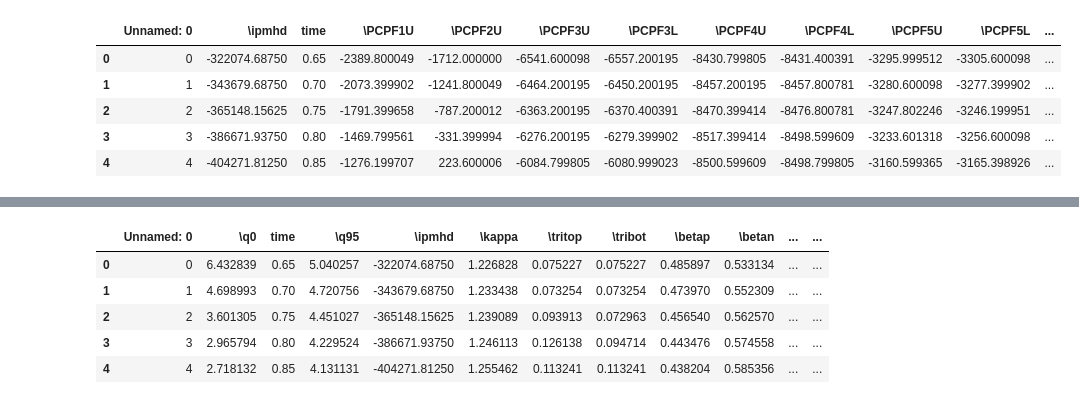
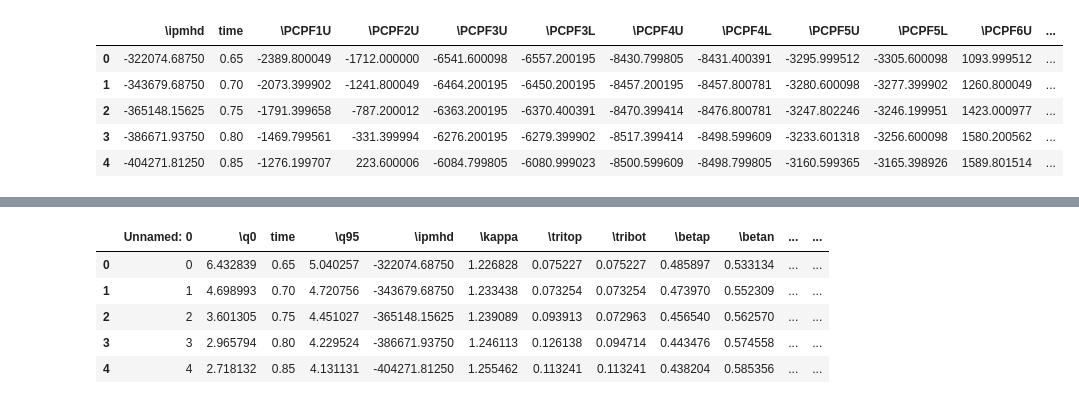
Before and after one commit to ZINZINBIN/Tokamak-Plasma-Operation-Control-based-on-RL, a Jupyter notebook: PF_current.ipynb, the cells around one changed output, grey strips where cells are left out. Drawn from its saved outputs; the diff is of its cells as text; code cells hidden in the pictures.

```diff
--- a/PF_current.ipynb
+++ b/PF_current.ipynb
@@ -1,12 +1,13 @@
 # %%
 import pandas as pd
 
-df_pf = pd.read_csv("./dataset/KSTAR_rl_PF_control_ts_data.csv")
+df_pf = pd.read_csv("./dataset/KSTAR_rl_PF_control_ts_data.csv").drop(axis = 1, columns = ['Unnamed: 0'])
+df = pd.read_csv("./dataset/KSTAR_rl_control_ts_data.csv").drop(axis = 1, columns = ['Unnamed: 0'])
 df_pf.head()
 # %% [output]
-|  | Unnamed: 0 | \ipmhd | time | \PCPF1U | \PCPF2U | \PCPF3U | \PCPF3L | \PCPF4U | \PCPF4L | \PCPF5U | \PCPF5L | ... |
-| 0 | 0 | -322074.68750 | 0.65 | -2389.800049 | -1712.000000 | -6541.600098 | -6557.200195 | -8430.799805 | -8431.400391 | -3295.999512 | -3305.600098 | ... |
-| 1 | 1 | -343679.68750 | 0.70 | -2073.399902 | -1241.800049 | -6464.200195 | -6450.200195 | -8457.200195 | -8457.800781 | -3280.600098 | -3277.399902 | ... |
-| 2 | 2 | -365148.15625 | 0.75 | -1791.399658 | -787.200012 | -6363.200195 | -6370.400391 | -8470.399414 | -8476.800781 | -3247.802246 | -3246.199951 | ... |
-| 3 | 3 | -386671.93750 | 0.80 | -1469.799561 | -331.399994 | -6276.200195 | -6279.399902 | -8517.399414 | -8498.599609 | -3233.601318 | -3256.600098 | ... |
-| 4 | 4 | -404271.81250 | 0.85 | -1276.199707 | 223.600006 | -6084.799805 | -6080.999023 | -8500.599609 | -8498.799805 | -3160.599365 | -3165.398926 | ... |
+|  | \ipmhd | time | \PCPF1U | \PCPF2U | \PCPF3U | \PCPF3L | \PCPF4U | \PCPF4L | \PCPF5U | \PCPF5L | \PCPF6U | ... |
+| 0 | -322074.68750 | 0.65 | -2389.800049 | -1712.000000 | -6541.600098 | -6557.200195 | -8430.799805 | -8431.400391 | -3295.999512 | -3305.600098 | 1093.999512 | ... |
+| 1 | -343679.68750 | 0.70 | -2073.399902 | -1241.800049 | -6464.200195 | -6450.200195 | -8457.200195 | -8457.800781 | -3280.600098 | -3277.399902 | 1260.800049 | ... |
+| 2 | -365148.15625 | 0.75 | -1791.399658 | -787.200012 | -6363.200195 | -6370.400391 | -8470.399414 | -8476.800781 | -3247.802246 | -3246.199951 | 1423.000977 | ... |
+| 3 | -386671.93750 | 0.80 | -1469.799561 | -331.399994 | -6276.200195 | -6279.399902 | -8517.399414 | -8498.599609 | -3233.601318 | -3256.600098 | 1580.200562 | ... |
+| 4 | -404271.81250 | 0.85 | -1276.199707 | 223.600006 | -6084.799805 | -6080.999023 | -8500.599609 | -8498.799805 | -3160.599365 | -3165.398926 | 1589.801514 | ... |
```
Also changed, not shown: parts of 8 cells of this notebook, 12 other files.
